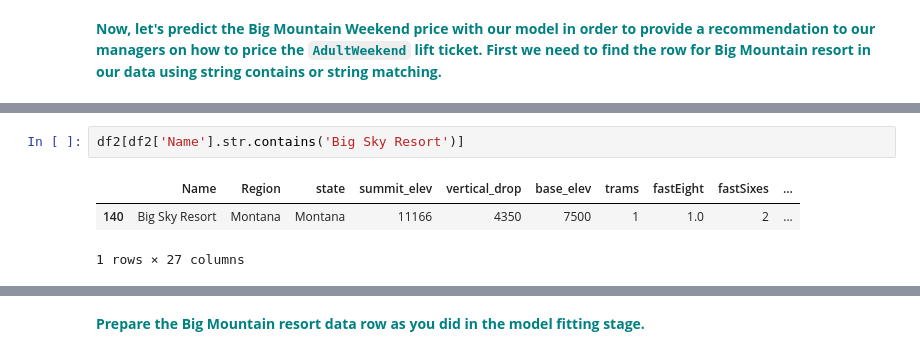
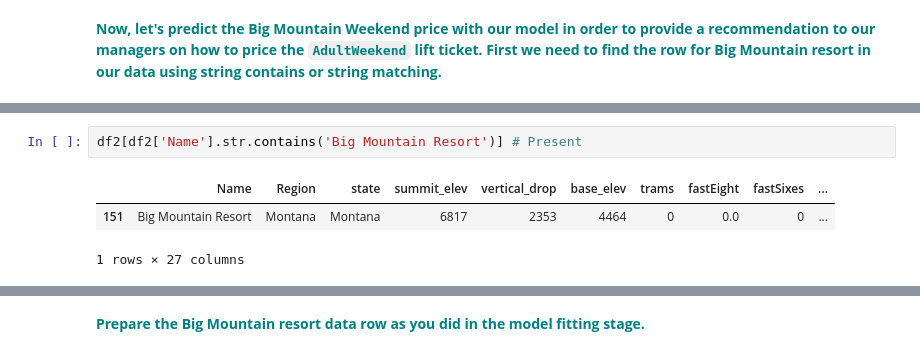
Before and after one commit to sudkpa/SB_DS, a Jupyter notebook: Career_Track/Guided_Capstone/Documentation/Notebook_stepsix.ipynb, the cells around one changed output, grey strips where cells are left out. Saved outputs shown, nothing was run; the diff lists cells and outputs as text.

```diff
--- a/Career_Track/Guided_Capstone/Documentation/Notebook_stepsix.ipynb
+++ b/Career_Track/Guided_Capstone/Documentation/Notebook_stepsix.ipynb
@@ -134,8 +138,8 @@ df2[df2['Name'].str.contains('Big')]
 # %%
-df2[df2['Name'].str.contains('Big Sky Resort')]
+df2[df2['Name'].str.contains('Big Mountain Resort')] # Present
 # %% [output]
 |  | Name | Region | state | summit_elev | vertical_drop | base_elev | trams | fastEight | fastSixes | ... |
-| 140 | Big Sky Resort | Montana | Montana | 11166 | 4350 | 7500 | 1 | 1.0 | 2 | ... |
+| 151 | Big Mountain Resort | Montana | Montana | 6817 | 2353 | 4464 | 0 | 0.0 | 0 | ... |
 1 rows × 27 columns
 # %%
 df3 = pd.read_csv("../Data_Wrangling/data/step2_output.csv")
```
Also changed, not shown: parts of 8 cells of this notebook, 4 other files.
